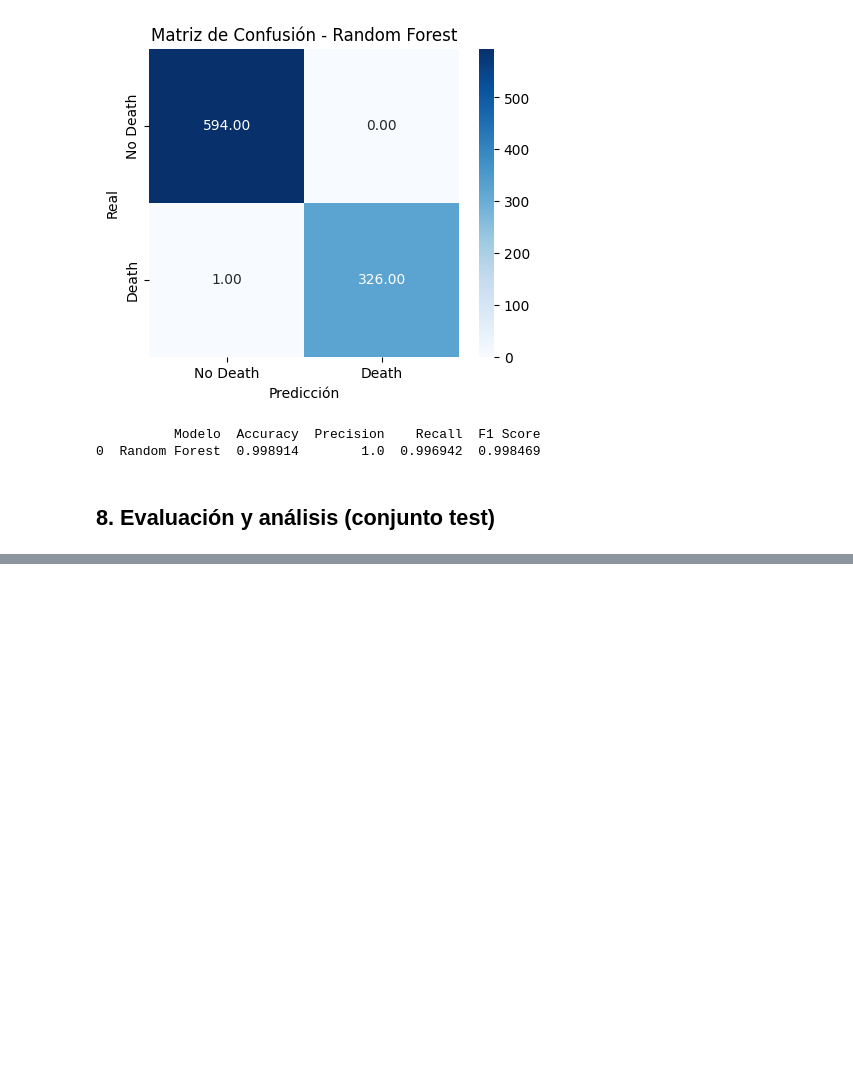
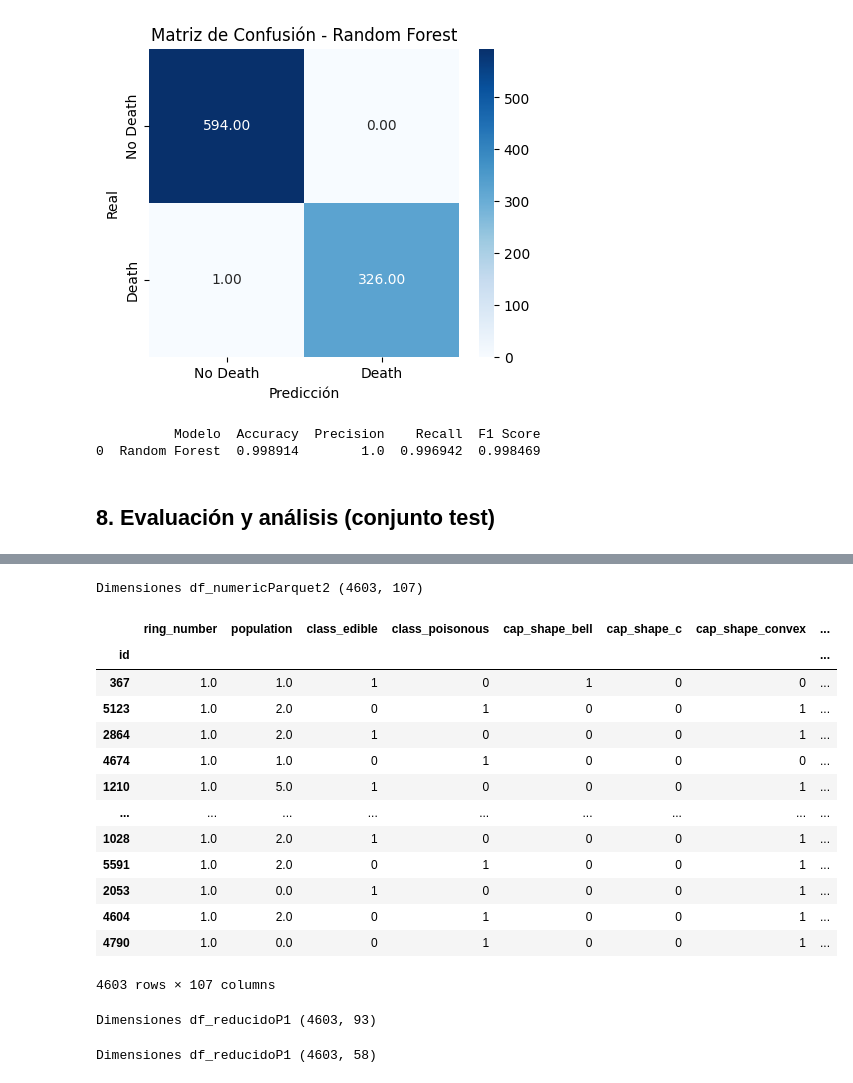
Before and after one commit to angelgvill/DS102024, a Jupyter notebook: 3-MachineLearning/2-Supervisado/Ejercicios/ejercicio_Kaggle2_setas.ipynb, the cells around one changed output, grey strips where cells are left out. Saved outputs shown, nothing was run; the diff lists cells and outputs as text; code cells hidden in the pictures; blank space fills up the shorter version.

```diff
--- a/3-MachineLearning/2-Supervisado/Ejercicios/ejercicio_Kaggle2_setas.ipynb
+++ b/3-MachineLearning/2-Supervisado/Ejercicios/ejercicio_Kaggle2_setas.ipynb
@@ -1118,4 +1118,4 @@ from sklearn.preprocessing import StandardScaler
 from sklearn.model_selection import train_test_split, cross_val_predict, StratifiedKFold
 from sklearn.metrics import confusion_matrix, classification_report
 # %%
-# datos = pd.read_parquet('data/raw/train.snappy')
+datos = pd.read_parquet('data/raw/train.snappy')
@@ -1375,0 +1403,39 @@ print(resultados)
+# %%
+#conversión a numérico refinado.
+def convert_to_numeric_better(df):
+    df_numericP2 = train.copy()  # Copia para no modificar el original
+    # Para las columnas específicas, usamos OrdinalEncoder
+    encoder_ring_number = OrdinalEncoder(categories=[['null', 'one', 'two']])
+
+    # Agregar las categorías que ya existen en los datos
+    encoder_population = OrdinalEncoder(categories=[['solitary', 'scattered', 'several', 'clustered', 'numerous', 'abundant']])
+
+    # Convertir 'anillo' con OrdinalEncoder
+    df_numericP2['ring_number'] = encoder_ring_number.fit_transform(df_numericP2[['ring_number']])
+
+    # Convertir 'población' con OrdinalEncoder
+    df_numericP2['population'] = encoder_population.fit_transform(df_numericP2[['population']])
+
+    # Para el resto de las columnas, usamos MultiLabelBinarizer
+    mlb = MultiLabelBinarizer()
+    for column in df_numericP2.columns:
+        if column not in ['ring_number', 'population']:  # Evitar las columnas que ya hemos procesado
+            # Convertimos a lista de etiquetas
+            df_numericP2[column] = df_numericP2[column].apply(lambda x: [x] if isinstance(x, str) else [])
+
+            # Aplicamos el MultiLabelBinarizer
+            binarized = mlb.fit_transform(df_numericP2[column])
+            labels = mlb.classes_
+
+            # Creamos nuevas columnas para las etiquetas
+            for idx, label in enumerate(labels):
+                df_numericP2[f'{column}_{label}'] = binarized[:, idx]
+
+            # Eliminamos la columna original
+            df_numericP2.drop(columns=[column], inplace=True)
+
+    # Eliminamos las columnas cuyo nombre contenga 'null', 'None' o '?'
+    columns_to_drop = [col for col in df_numericP2.columns if 'null' in col or 'None' in col or '?' in col]
+    df_numericP2.drop(columns=columns_to_drop, inplace=True)
+
+    return df_numericP2
@@ -1375,0 +1444,20 @@ print(resultados)
+# %%
+df_numericP2 = convert_to_numeric_better (train)
+print (f'Dimensiones df_numericParquet2 {df_numericP2.shape}')
+df_numericP2
+# %% [output]
+Dimensiones df_numericParquet2 (4603, 107)
+|  | ring_number | population | class_edible | class_poisonous | cap_shape_bell | cap_shape_c | cap_shape_convex | ... |
+| id |  |  |  |  |  |  |  | ... |
+| 367 | 1.0 | 1.0 | 1 | 0 | 1 | 0 | 0 | ... |
+| 5123 | 1.0 | 2.0 | 0 | 1 | 0 | 0 | 1 | ... |
+| 2864 | 1.0 | 2.0 | 1 | 0 | 0 | 0 | 1 | ... |
+| 4674 | 1.0 | 1.0 | 0 | 1 | 0 | 0 | 0 | ... |
+| 1210 | 1.0 | 5.0 | 1 | 0 | 0 | 0 | 1 | ... |
+| ... | ... | ... | ... | ... | ... | ... | ... | ... |
+| 1028 | 1.0 | 2.0 | 1 | 0 | 0 | 0 | 1 | ... |
+| 5591 | 1.0 | 2.0 | 0 | 1 | 0 | 0 | 1 | ... |
+| 2053 | 1.0 | 0.0 | 1 | 0 | 0 | 0 | 1 | ... |
+| 4604 | 1.0 | 2.0 | 0 | 1 | 0 | 0 | 1 | ... |
+| 4790 | 1.0 | 0.0 | 0 | 1 | 0 | 0 | 1 | ... |
+4603 rows × 107 columns
@@ -1375,0 +1472,14 @@ print(resultados)
+# %%
+#llamaré a este dataframe resultante Parquet Reducido1
+print (f'Dimensiones df_reducidoP1 {df_reducidoP1.shape}')
+# %% [output]
+Dimensiones df_reducidoP1 (4603, 93)
+# %%
+correlaciones = df_reducidoP1.corr()["class_poisonous"].abs().sort_values(ascending=False)
+top_features = correlaciones[correlaciones > 0.1].index  # Se pueden ajustar los valores
+df_reducidoP2 = df_reducidoP1[top_features]
+
+#llamaré a este dataframe resultante Parquet Reducido2
+print (f'Dimensiones df_reducidoP2 {df_reducidoP2.shape}')
+# %% [output]
+Dimensiones df_reducidoP1 (4603, 58)
```
Also changed, not shown: parts of 24 cells of this notebook, 3 other files.
